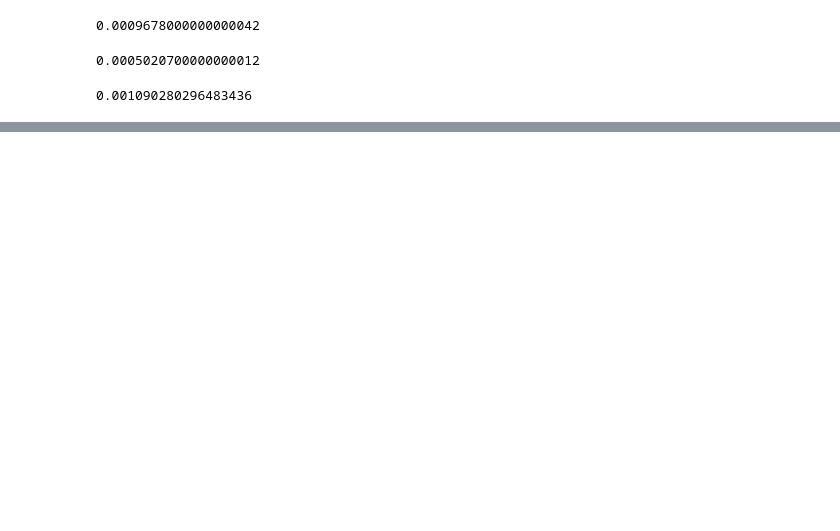
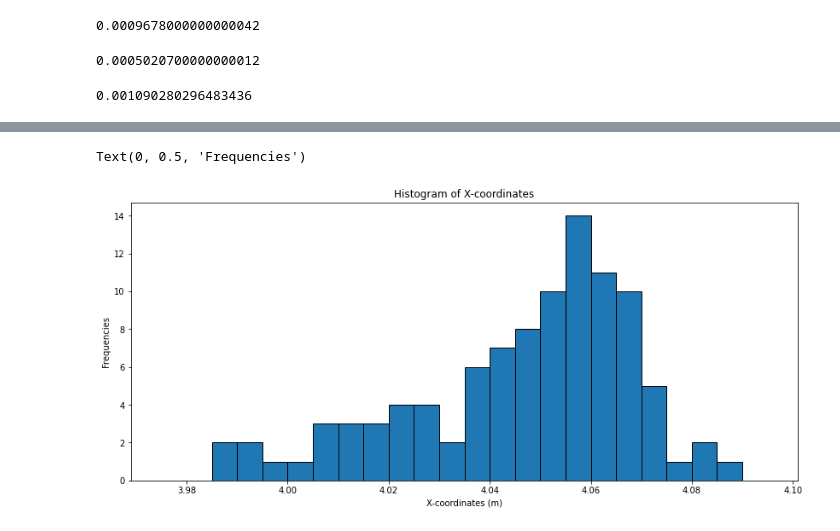
Before and after one commit to 850075610/sensor-fusion, a Jupyter notebook: data/process_error.ipynb, the cells around one changed output, grey strips where cells are left out. Cells and saved outputs as stored; diff of their text form; code cells hidden in the pictures; blank space fills up the shorter version.

```diff
--- a/data/process_error.ipynb
+++ b/data/process_error.ipynb
@@ -30,0 +121,10 @@ rmse_net
+# %%
+# figsize=[14,6]
+plt.figure(figsize=(14, 6))
+plt.hist(x, bins=bin_values, edgecolor='black')
+plt.title('Histogram of X-coordinates')
+plt.xlabel('X-coordinates (m)')
+plt.ylabel('Frequencies')
+# %% [output]
+Text(0, 0.5, 'Frequencies')
+[figure, added]
```
Also changed, not shown: parts of 10 cells of this notebook, 1 other file.
